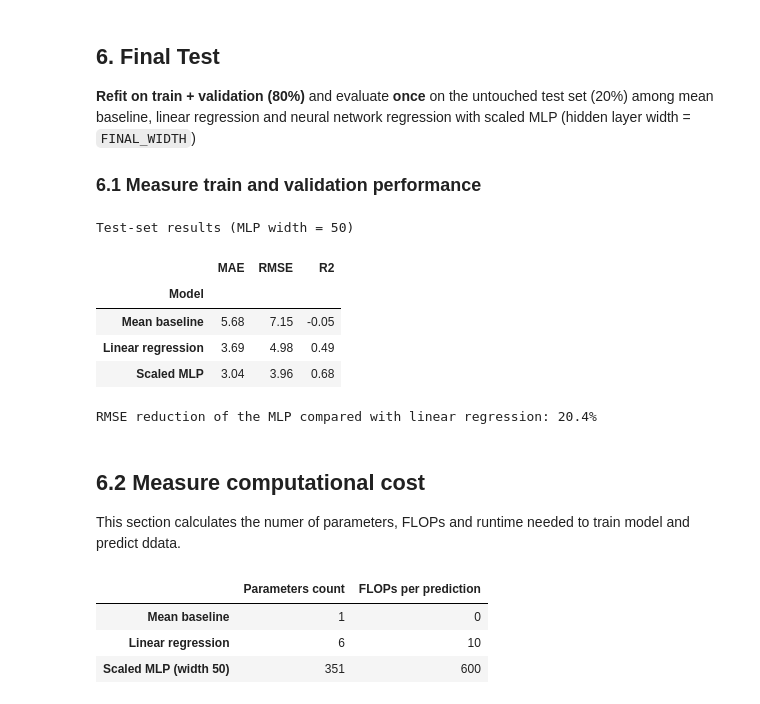
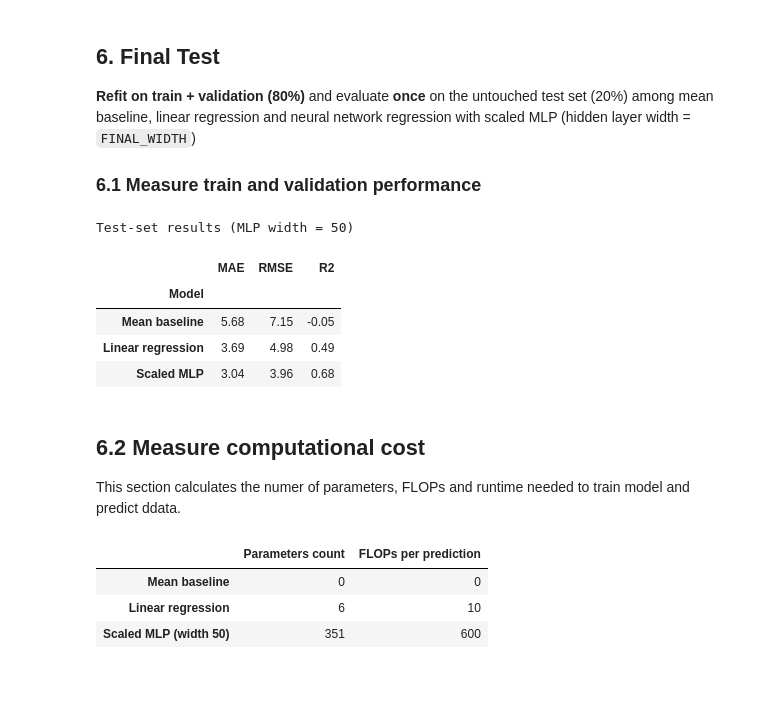
Before and after one commit to wpua0004-dot/MMA3001_airfoil_self_noise_project, a Jupyter notebook: notebooks/airfoil_analysis.ipynb, the cells around one changed output. Cells and saved outputs as stored; diff of their text form; code cells hidden in the pictures.

```diff
--- a/notebooks/airfoil_analysis.ipynb
+++ b/notebooks/airfoil_analysis.ipynb
@@ -568,10 +568,6 @@ results_df.index.name = "Model"
 
 print(f"Test-set results (MLP width = {FINAL_WIDTH})")
 display(results_df.round(2))
-
-# Improvement of the MLP over linear regression
-rmse_gain = 100 * (1 - results_df.loc["Scaled MLP", "RMSE"] / results_df.loc["Linear regression", "RMSE"])
-print(f"RMSE reduction of the MLP compared with linear regression: {rmse_gain:.1f}%")
 # %% [output]
 Test-set results (MLP width = 50)
 |  | MAE | RMSE | R2 |
@@ -579,20 +575,19 @@ Test-set results (MLP width = 50)
 | Mean baseline | 5.68 | 7.15 | -0.05 |
 | Linear regression | 3.69 | 4.98 | 0.49 |
 | Scaled MLP | 3.04 | 3.96 | 0.68 |
-RMSE reduction of the MLP compared with linear regression: 20.4%
 # %% [markdown]
 ## 6.2 Measure computational cost
 This section calculates the numer of parameters, FLOPs and runtime needed to train model and predict ddata.
 # %%
 # Number of parameters and FLOPs per prediction
 cost_table = pd.DataFrame({
-    "Parameters count": [1, 6, mlp_parameters(FINAL_WIDTH)],
+    "Parameters count": [0, 6, mlp_parameters(FINAL_WIDTH)],
     "FLOPs per prediction": [0, LINEAR_FLOPS, mlp_flops(FINAL_WIDTH)],
 }, index=["Mean baseline", "Linear regression", f"Scaled MLP (width {FINAL_WIDTH})"])
 display(cost_table)
 # %% [output]
 |  | Parameters count | FLOPs per prediction |
-| Mean baseline | 1 | 0 |
+| Mean baseline | 0 | 0 |
 | Linear regression | 6 | 10 |
 | Scaled MLP (width 50) | 351 | 600 |
 # %%
```
Also changed, not shown: parts of 2 cells of this notebook.
